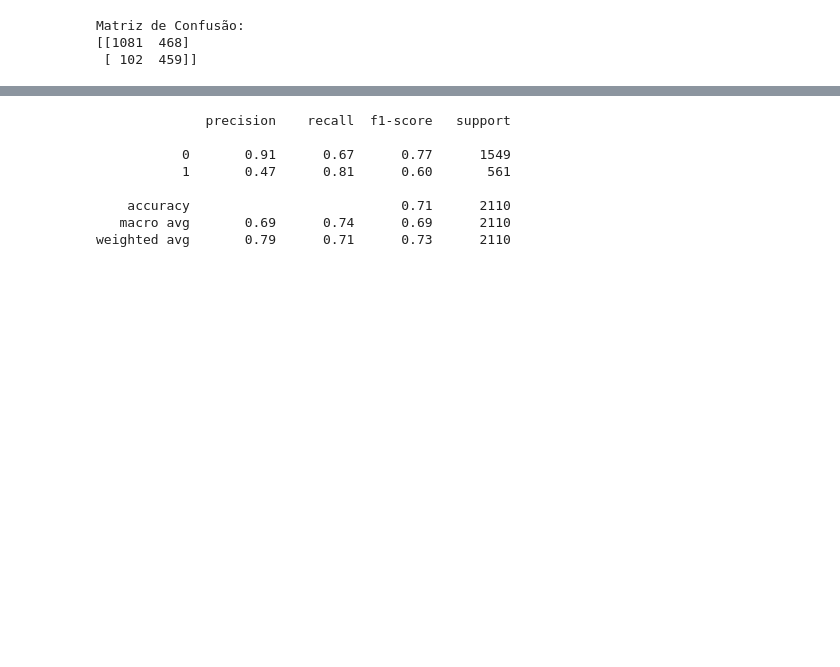
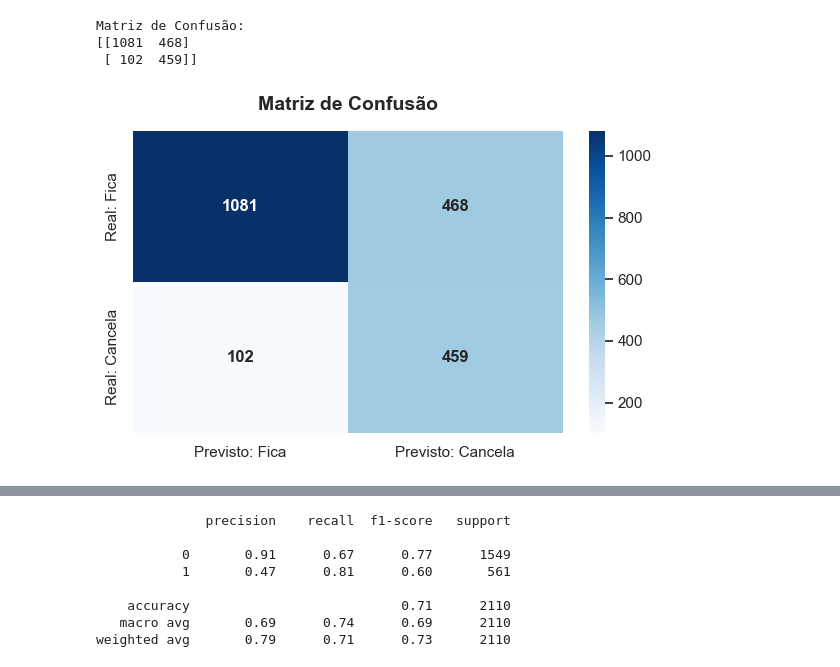
Before and after one commit to VictorMoraesF/Projeto_Semantix, a Jupyter notebook: Semantix.ipynb, the cells around one changed output, grey strips where cells are left out. Drawn from its saved outputs; the diff is of its cells as text; code cells hidden in the pictures; blank space fills up the shorter version.

```diff
--- a/Semantix.ipynb
+++ b/Semantix.ipynb
@@ -135,11 +135,22 @@ melhor_modelo = grid_search.best_estimator_
 previsoes_rf = modelo_rf.predict(X_teste)
 probabilidades = melhor_modelo.predict_proba(X_teste)[:, 1]
 print("Matriz de Confusão:")
-print(confusion_matrix(y_teste, previsoes_rf))
+cm = confusion_matrix(y_teste, previsoes_rf)
+print(cm)
 # %% [output]
 Matriz de Confusão:
 [[1081  468]
  [ 102  459]]
+# %%
+plt.figure(figsize=(6, 4))
+sns.heatmap(cm, annot=True, fmt='d', cmap='Blues',
+            xticklabels=['Previsto: Fica', 'Previsto: Cancela'],
+            yticklabels=['Real: Fica', 'Real: Cancela'], annot_kws={"size": 12, "weight": "bold"})
+plt.title('Matriz de Confusão', pad=15, fontsize=14, fontweight='bold')
+plt.tight_layout()
+plt.show()
+# %% [output]
+[figure, added]
 # %%
 fpr, tpr, thresholds = roc_curve(y_teste, probabilidades)
 roc_auc = auc(fpr, tpr)
```
Also changed, not shown: parts of 2 cells of this notebook.
